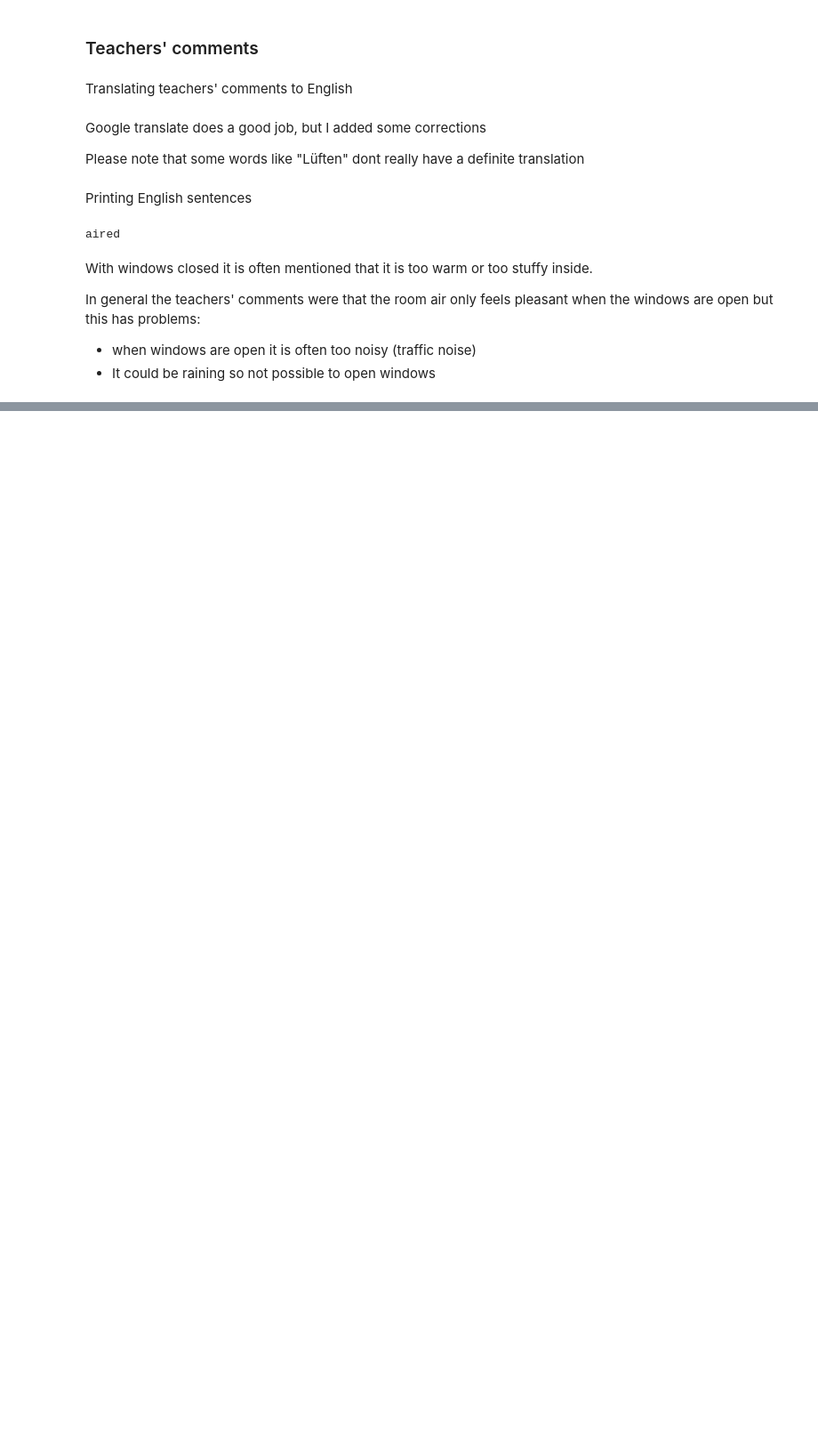
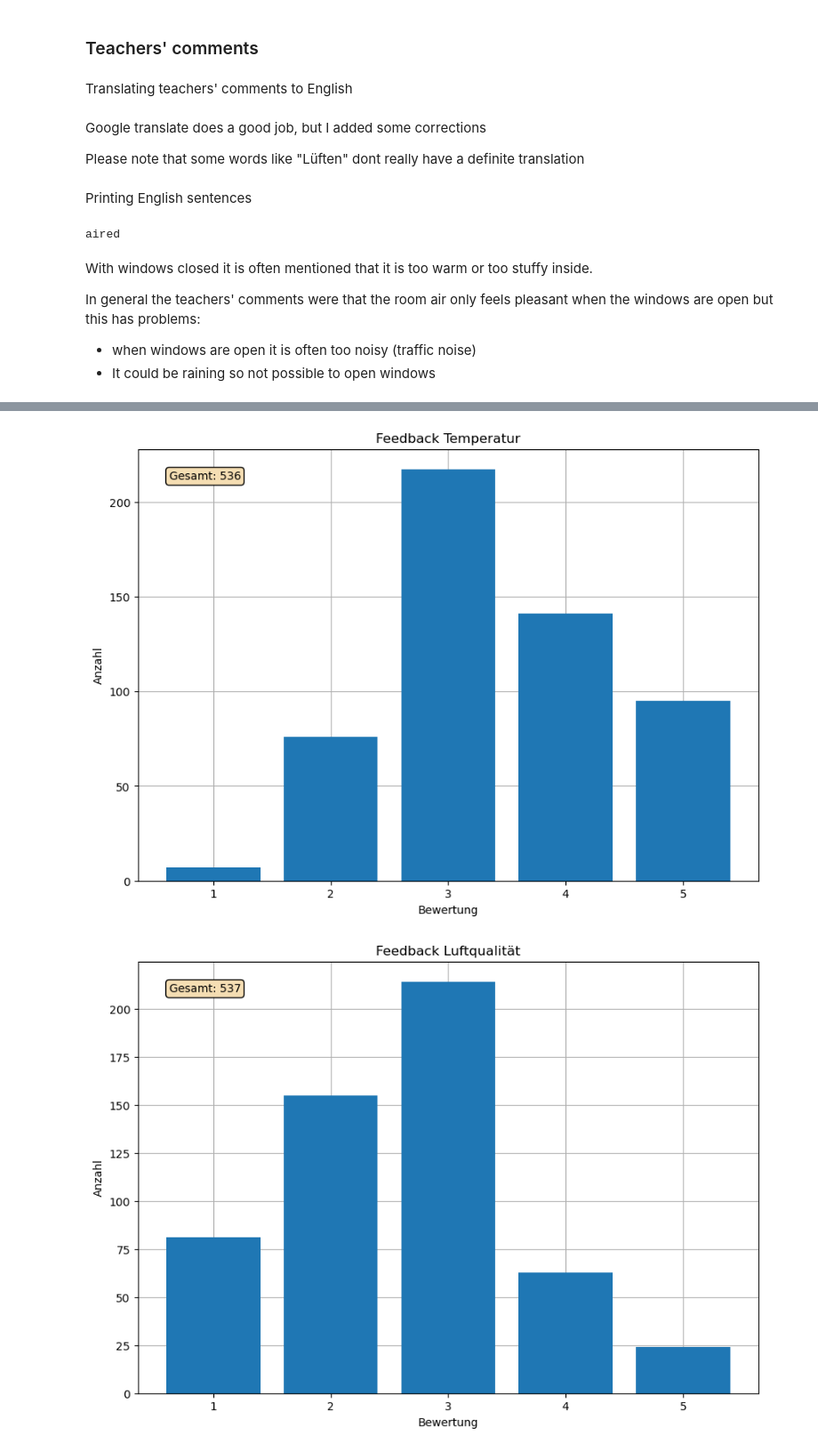
Before and after one commit to tug-cps/SchoolFeedback, a Jupyter notebook: notebooks/data_analysis.ipynb, the cells around one changed output, grey strips where cells are left out. Shown at 89% size. Cells and saved outputs as stored; diff of their text form; code cells hidden in the pictures; blank space fills up the shorter version.

```diff
--- a/notebooks/data_analysis.ipynb
+++ b/notebooks/data_analysis.ipynb
@@ -7,8 +7,8 @@ import numpy as np
 # %% [markdown]
 ### Loading Data
 # %%
-feedback_df = pd.read_csv('../data/abschluss-daten/feedback.csv')
-device_df = pd.read_csv('../data/abschluss-daten/feedback.csv')
+feedback_df = pd.read_csv('../data/abschluss-daten/feedback_room.csv')
+device_df = pd.read_csv('../data/abschluss-daten/device.csv')
 participant_df = pd.read_csv('../data/abschluss-daten/participant.csv')
 # %%
 def parse_timestamp(timestamp):
@@ -17,10 +17,6 @@ def parse_timestamp(timestamp):
 
     return datetime.datetime.fromisoformat(date_str + ' ' + time_str[:5])
 # %%
-for column_name in feedback_df.columns:
-    if 'timestamp' in column_name or 'At' in column_name:
-        feedback_df[column_name] = feedback_df[column_name].dropna().apply(parse_timestamp)
-
 for column_name in device_df.columns:
     if 'timestamp' in column_name or 'At' in column_name:
         device_df[column_name] = device_df[column_name].dropna().apply(parse_timestamp)
@@ -28,6 +24,10 @@ for column_name in device_df.columns:
 for column_name in participant_df.columns:
     if 'timestamp' in column_name or 'At' in column_name:
         participant_df[column_name] = participant_df[column_name].dropna().apply(parse_timestamp)
+
+for column_name in feedback_df.columns:
+    if 'timestamp' in column_name or 'At' in column_name:
+        feedback_df[column_name] = feedback_df[column_name].dropna().apply(datetime.datetime.fromisoformat)
 # %% [markdown]
 Seperating the files from feedback_df
 # %%
@@ -288,0 +291,36 @@ In general the teachers' comments were that the room air only feels pleasant whe
+# %%
+names_list = ['Temperatur', 'Luftqualität', 'Luftfeuchtigkeit']
+
+def group_data(feedback_df, column):
+    feedback_filtered = feedback_df.loc[:, [column]].dropna()
+    feedback_filtered['count'] = 1
+    grouped_data = feedback_filtered.groupby(by=column).count()
+    grouped_data = grouped_data.drop(0, errors='ignore') # Drop ratings with zero value
+    grouped_data
+
+    return grouped_data
+# %%
+# Total hourly ratings
+
+for column, name in zip(
+    ['hourly_temperature_value', 'hourly_indoorClimate_value', 'hourly_humidity_value'],
+    ['Temperatur', 'Luftqualität', 'Luftfeuchtigkeit']
+    ):
+    fig, ax = plt.subplots(figsize=(10, 7))
+
+    grouped_data = group_data(feedback_df, column)
+
+    plt.bar(grouped_data.index, grouped_data['count'])
+    plt.title(f"Feedback {name}")
+    plt.xlabel("Bewertung")
+    plt.ylabel("Anzahl")
+    plt.grid()
+    ax.set_axisbelow(True)
+    props = dict(boxstyle='round', facecolor='wheat')
+    ax.text(0.05, 0.95, f"Gesamt: {grouped_data['count'].sum()}", transform=ax.transAxes, verticalalignment='top', bbox=props)
+
+    plt.savefig("../plots/hourly_ratings/Feedback " + name + ".png")
+    plt.show()
+# %% [output]
+[figure, added]
+[figure, added]
```
Also changed, not shown: parts of 3 cells of this notebook, 6 other files.
